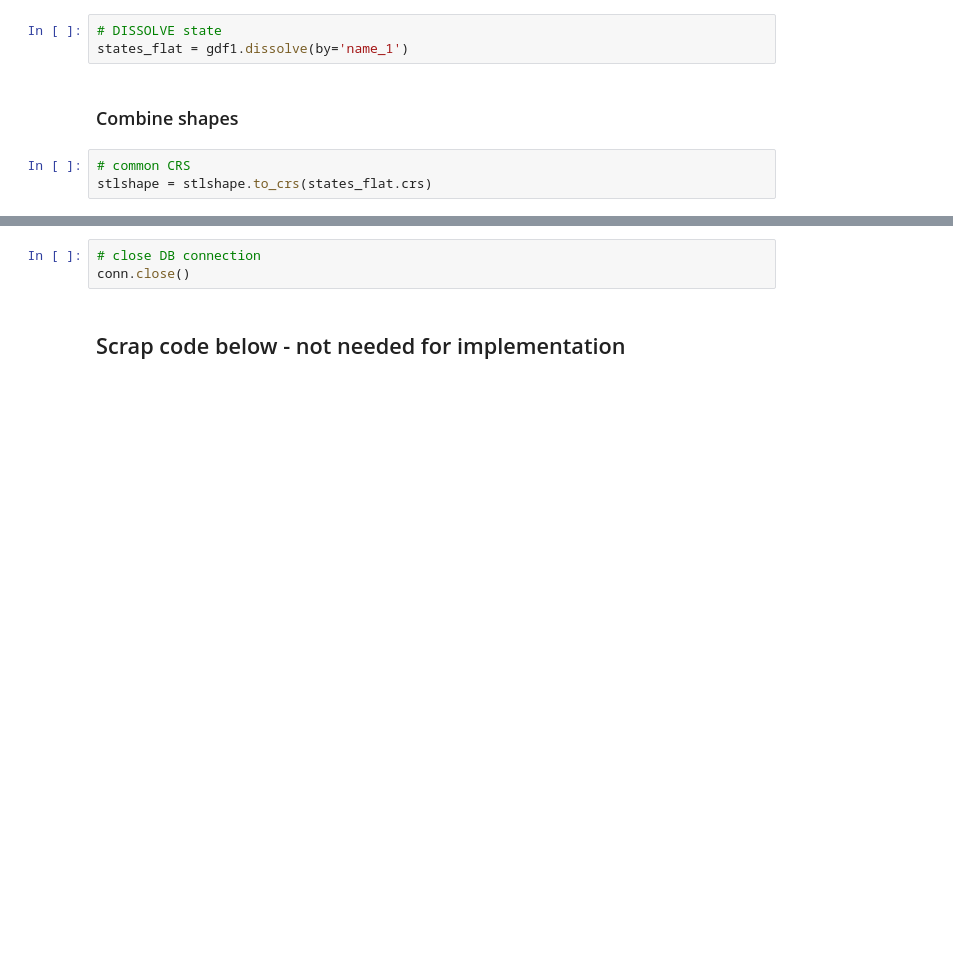
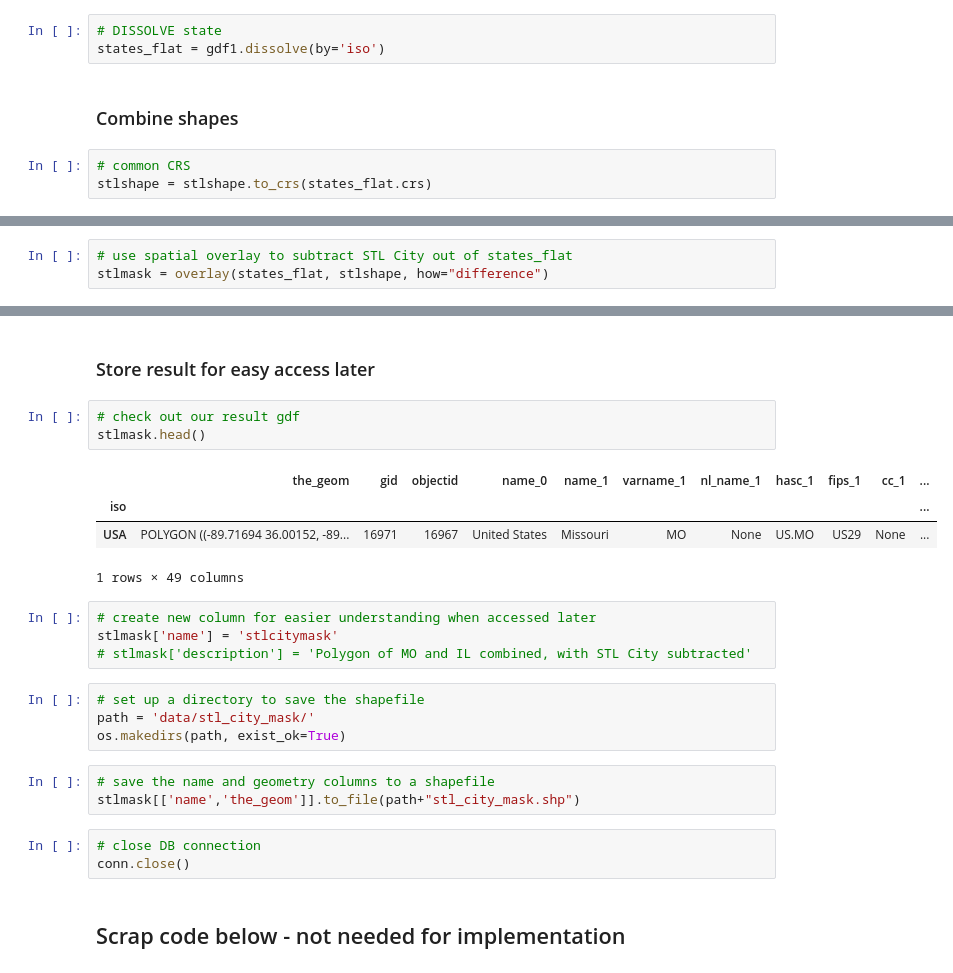
Before and after one commit to PMattox/dsa_masters, a Jupyter notebook: DSA_Capstone/Test_Folium_Mask.ipynb, the cells around one changed output, grey strips where cells are left out. Saved outputs shown, nothing was run; the diff lists cells and outputs as text; blank space fills up the shorter version.

Commit message:
stl mask complete. working on pinnacle folium map

```diff
--- a/DSA_Capstone/Test_Folium_Mask.ipynb
+++ b/DSA_Capstone/Test_Folium_Mask.ipynb
@@ -94,7 +94,7 @@ gdf1 = gpd.read_postgis(sql, conn, geom_col='the_geom')
 # gdf1.head()
 # %%
 # DISSOLVE state
-states_flat = gdf1.dissolve(by='name_1')
+states_flat = gdf1.dissolve(by='iso')
 # %% [markdown]
 ### Combine shapes
 # %%
@@ -108,3 +103,6 @@ newgdf = overlay(states_flat, stlshape, how="difference")
+# %%
+# use spatial overlay to subtract STL City out of states_flat
+stlmask = overlay(states_flat, stlshape, how="difference")
 # %%
 # visualize the results on Open Street tiles
 map_union = folium.Map([38.64, -90.25], tiles='openstreetmap', zoom_start=12)
@@ -117,6 +115,27 @@ folium.GeoJson(newgdf, style_function=lambda feature: {
 map_union
 # %% [output]
 [interactive output not drawn]
+# %% [markdown]
+### Store result for easy access later
+# %%
+# check out our result gdf
+stlmask.head()
+# %% [output]
+|  | the_geom | gid | objectid | name_0 | name_1 | varname_1 | nl_name_1 | hasc_1 | fips_1 | cc_1 | ... |
+| iso |  |  |  |  |  |  |  |  |  |  | ... |
+| USA | POLYGON ((-89.71694 36.00152, -89... | 16971 | 16967 | United States | Missouri | MO | None | US.MO | US29 | None | ... |
+1 rows × 49 columns
+# %%
+# create new column for easier understanding when accessed later
+stlmask['name'] = 'stlcitymask'
+# stlmask['description'] = 'Polygon of MO and IL combined, with STL City subtracted'
+# %%
+# set up a directory to save the shapefile
+path = 'data/stl_city_mask/'
+os.makedirs(path, exist_ok=True)
+# %%
+# save the name and geometry columns to a shapefile
+stlmask[['name','the_geom']].to_file(path+"stl_city_mask.shp")
 # %%
 # close DB connection
 conn.close()
```
Also changed, not shown: parts of 3 cells of this notebook, 7 other files.
